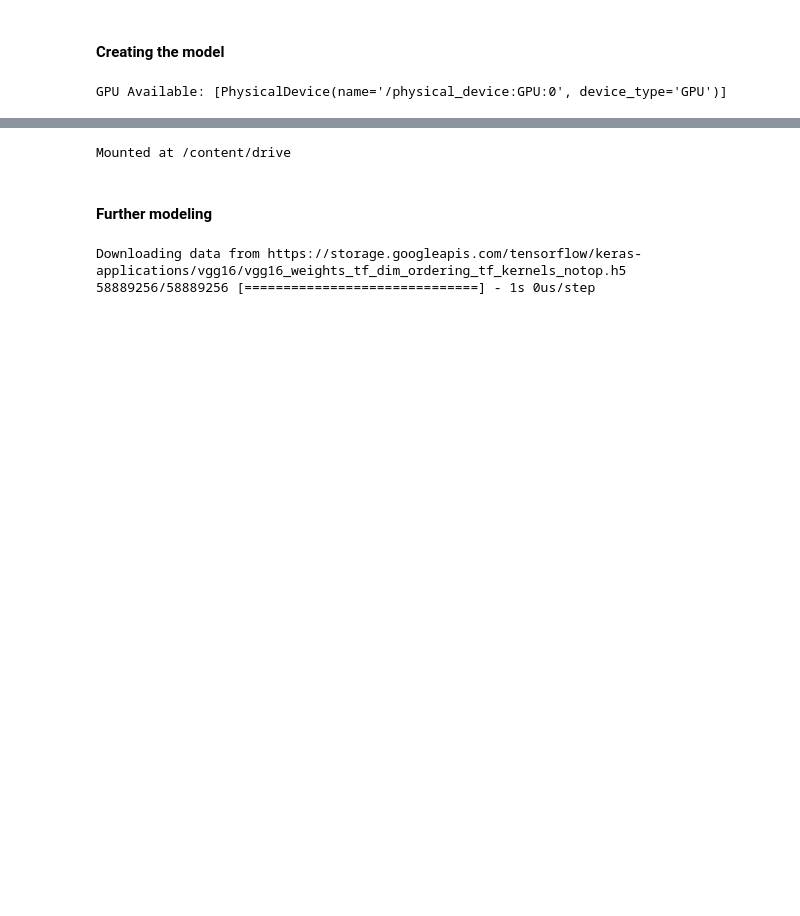
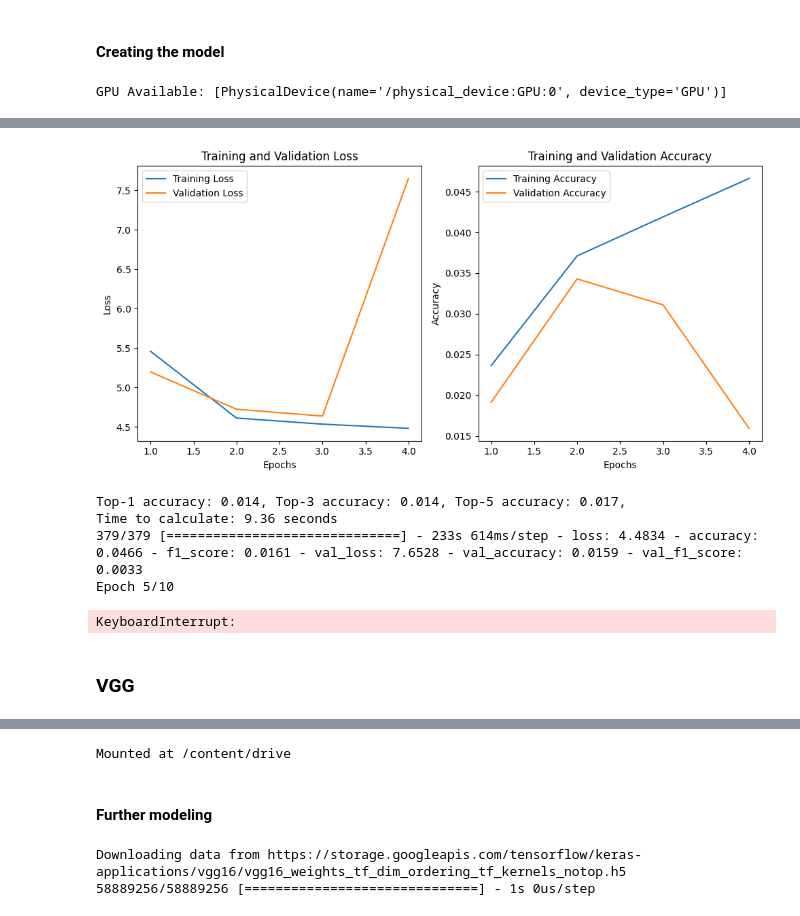
Before and after one commit to MaximilianLae/DL_Skin_Disease_Classification, a Jupyter notebook: Baseline solution.ipynb, the cells around one changed output, grey strips where cells are left out. Saved outputs shown, nothing was run; the diff lists cells and outputs as text; code cells hidden in the pictures; blank space fills up the shorter version.

Commit message:
added simple model and f1 calculation

```diff
--- a/Baseline solution.ipynb
+++ b/Baseline solution.ipynb
@@ -219,0 +227,31 @@ GPU Available: [PhysicalDevice(name='/physical_device:GPU:0', device_type='GPU')
+# %%
+model = Sequential([
+    Conv2D(32, (5, 5), activation='relu', input_shape=(224, 224, 3)),
+    BatchNormalization(),
+
+    MaxPooling2D((4, 4)),
+    Conv2D(64, (5, 5), activation='relu'),
+    BatchNormalization(),
+
+    MaxPooling2D((4, 4)),
+    Conv2D(64, (3, 3), activation='relu'),
+    BatchNormalization(),
+
+    # MaxPooling2D((2, 2)),
+    # Conv2D(128, (3, 3), activation='relu'),
+    # BatchNormalization(),
+
+    # MaxPooling2D((2, 2)),
+    # Conv2D(128, (3, 3), activation='relu'),
+    # BatchNormalization(),
+
+    Flatten(),
+
+    # Dense(512, activation='relu'),
+    # Dropout(0.3),
+
+    Dense(256, activation='relu'),
+    Dropout(0.3),
+
+    Dense(114, activation='softmax')
+])
@@ -219,0 +278,23 @@ GPU Available: [PhysicalDevice(name='/physical_device:GPU:0', device_type='GPU')
+# %%
+model.compile(optimizer='adam',
+              loss='categorical_crossentropy',
+              metrics=['accuracy',
+                       weighted_f1_score
+                       ])
+
+history = model.fit(train_generator,
+          validation_data=val_generator,
+          epochs=10,
+          steps_per_epoch=len(train_generator),
+          validation_steps = len(val_generator),
+          callbacks=[clear_output_callback, plot_metrics_callback, top_n_accuracy_callback],
+          verbose = 'auto')
+# %% [output]
+[figure, added]
+Top-1 accuracy: 0.014, Top-3 accuracy: 0.014, Top-5 accuracy: 0.017,
+Time to calculate: 9.36 seconds
+379/379 [==============================] - 233s 614ms/step - loss: 4.4834 - accuracy: 0.0466 - f1_score: 0.0161 - val_loss: 7.6528 - val_accuracy: 0.0159 - val_f1_score: 0.0033
+Epoch 5/10
+KeyboardInterrupt:
+# %% [markdown]
+### VGG
```
Also changed, not shown: parts of 10 cells of this notebook.
